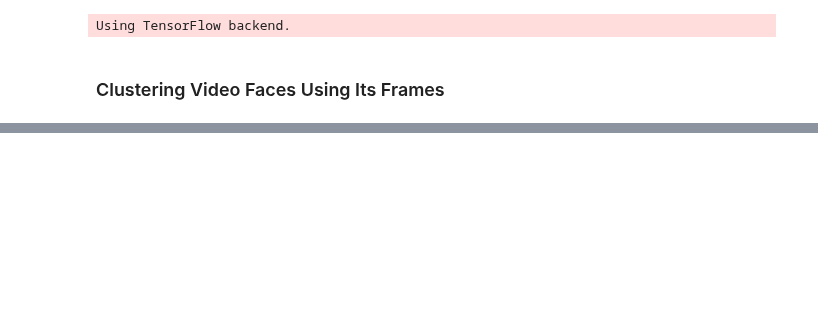
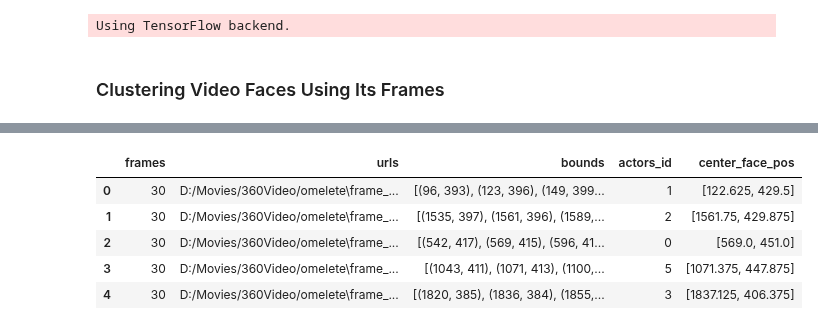
Before and after one commit to TeleMidia/faces360, a Jupyter notebook: ipynb/video360_face_clustering.ipynb, the cells around one changed output, grey strips where cells are left out. Saved outputs shown, nothing was run; the diff lists cells and outputs as text; code cells hidden in the pictures; blank space fills up the shorter version.

```diff
--- a/ipynb/video360_face_clustering.ipynb
+++ b/ipynb/video360_face_clustering.ipynb
@@ -29,0 +41,12 @@ video_clustering.display_timeline(lines = True, limit = 30)
+# %%
+#obtaining the center position of the bounding boxes
+
+actors_pos['center_face_pos'] = actors_pos.bounds.apply(lambda x: np.array(x).mean(axis = 0))
+actors_pos.head()
+# %% [output]
+|  | frames | urls | bounds | actors_id | center_face_pos |
+| 0 | 30 | D:/Movies/360Video/omelete\frame_... | [(96, 393), (123, 396), (149, 399... | 1 | [122.625, 429.5] |
+| 1 | 30 | D:/Movies/360Video/omelete\frame_... | [(1535, 397), (1561, 396), (1589,... | 2 | [1561.75, 429.875] |
+| 2 | 30 | D:/Movies/360Video/omelete\frame_... | [(542, 417), (569, 415), (596, 41... | 0 | [569.0, 451.0] |
+| 3 | 30 | D:/Movies/360Video/omelete\frame_... | [(1043, 411), (1071, 413), (1100,... | 5 | [1071.375, 447.875] |
+| 4 | 30 | D:/Movies/360Video/omelete\frame_... | [(1820, 385), (1836, 384), (1855,... | 3 | [1837.125, 406.375] |
```
Also changed, not shown: parts of 4 cells of this notebook.
